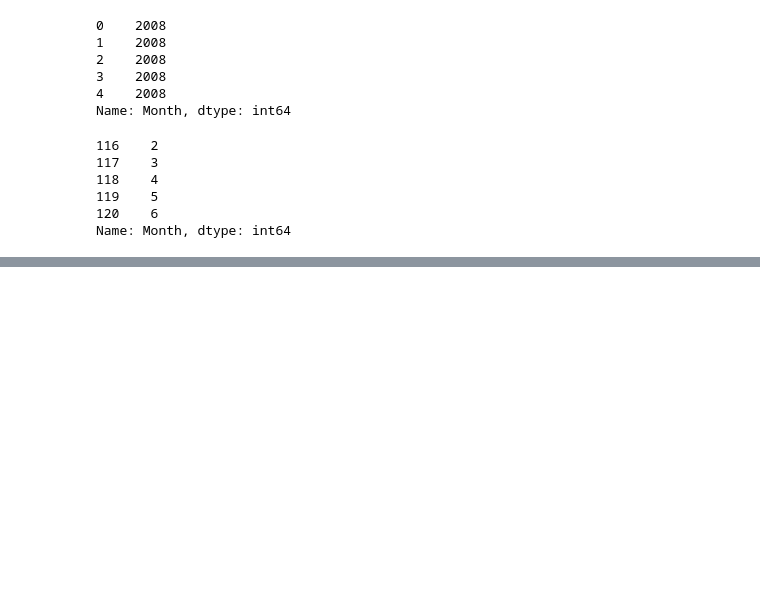
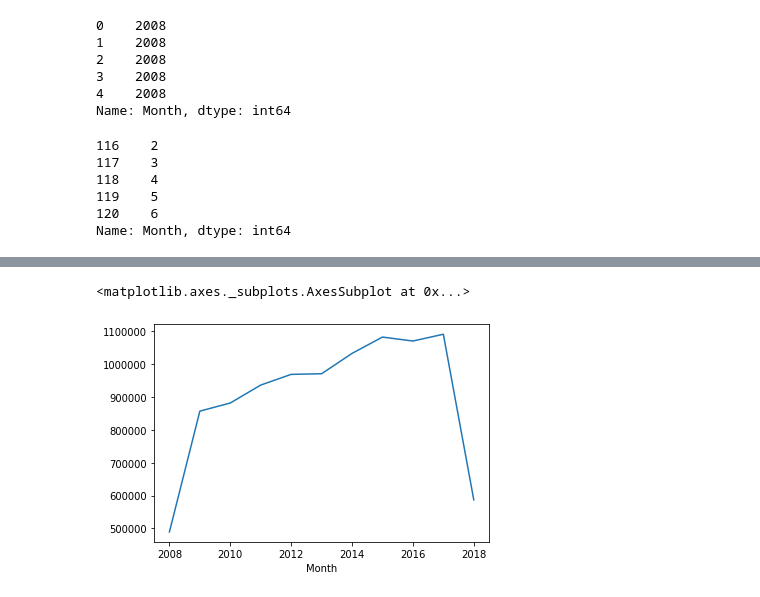
Before and after one commit to OlivierPaulo/DS4E, a Jupyter notebook: le-wagon-exercises/us-oil-and-gas-production/jupyter_init.ipynb, the cells around one changed output, grey strips where cells are left out. Cells and saved outputs as stored; diff of their text form; code cells hidden in the pictures; blank space fills up the shorter version.

```diff
--- a/le-wagon-exercises/us-oil-and-gas-production/jupyter_init.ipynb
+++ b/le-wagon-exercises/us-oil-and-gas-production/jupyter_init.ipynb
@@ -122,0 +167,2 @@ Name: Month, dtype: int64
+# %%
+year = gas_df.groupby(gas_df['Month'].dt.year).sum()
@@ -122,0 +185,5 @@ Name: Month, dtype: int64
+# %%
+year["U.S."].plot()
+# %% [output]
+<matplotlib.axes._subplots.AxesSubplot at 0x...>
+[figure, added]
```
Also changed, not shown: parts of 6 cells of this notebook.
